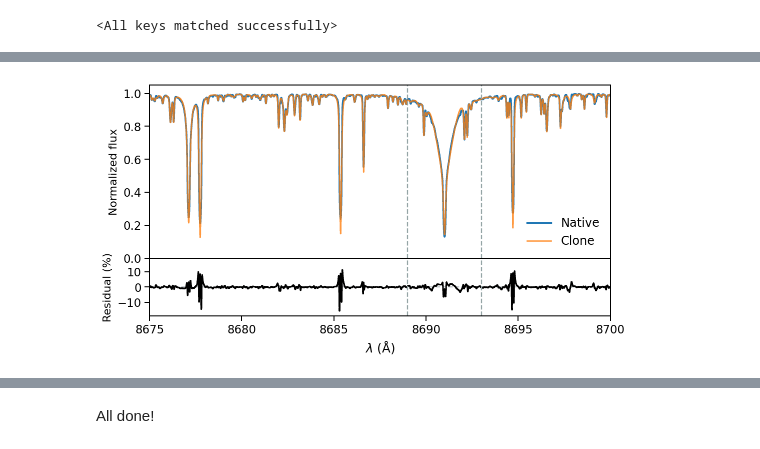
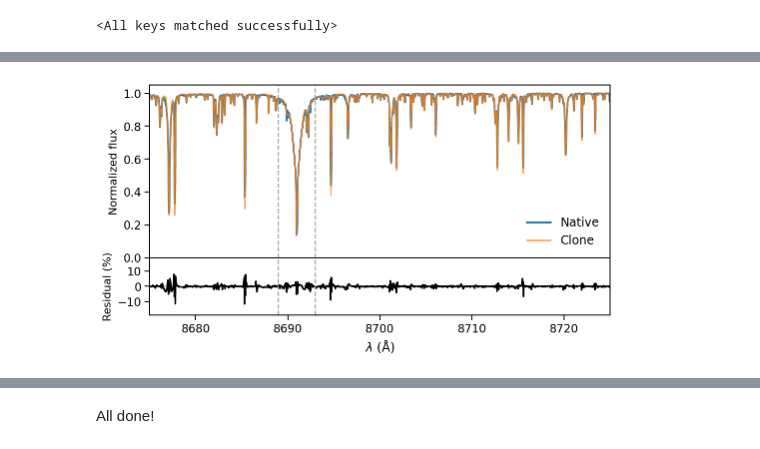
Before and after one commit to gully/blase, a Jupyter notebook: notebooks/paper_figure_Cloned_model_with_inset.ipynb, the cells around one changed output, grey strips where cells are left out. Cells and saved outputs as stored; diff of their text form; code cells hidden in the pictures.

```diff
--- a/notebooks/paper_figure_Cloned_model_with_inset.ipynb
+++ b/notebooks/paper_figure_Cloned_model_with_inset.ipynb
@@ -32,7 +32,7 @@ device
 # %% [markdown]
 ### Retrieve the Phoenix model
 # %%
-spectrum = PHOENIXSpectrum(teff=4100, logg=3.5)#, wl_lo=8019, wl_hi=12845)
+spectrum = PHOENIXSpectrum(teff=4700, logg=4.5)#, wl_lo=8019, wl_hi=12845)
 spectrum = spectrum.divide_by_blackbody()
 spectrum = spectrum.normalize()
 continuum_fit = spectrum.fit_continuum(polyorder=5)
@@ -62,5 +62,5 @@ torch.Size([11759])
 # %%
-state_dict_post = torch.load('../experiments/06_bare_emulator_clone/emulator_T4100g3p5_prom0p01_HPF_recovery.pt')
+state_dict_post = torch.load('../experiments/06_bare_emulator_clone/emulator_T4700g4p5_prom0p01_HPF_recovery.pt')
 # %%
 emulator_pre = copy.deepcopy(emulator)
 # %%
@@ -91,30 +149,36 @@ mask.sum() / len(wl_native)
+# %%
+plt.rcParams['axes.facecolor']='white'
+plt.rcParams['savefig.facecolor']='white'
 # %%
 fig = plt.figure(figsize=(8, 4))
+
+wl_lo = 8675#data.wavelength.value.min()+20
+wl_hi = 8725#data.wavelength.value.max()-50
 
 # Data - model comparison
 ax = fig.add_axes((.1,.3,.8,.6))
 ax.set_xticklabels([])
 ax.step(wl_native, flux_native, alpha=1, lw=1.7, label='Native')
 ax.step(wl_native, spec_out, alpha=0.8, lw=1.3, label='Clone')
 
-ax.set_xlim(8675, 8700)
+ax.set_xlim(wl_lo, wl_hi)
 ax.axvline(8689, linestyle='dashed', color='#95a5a6')
 ax.axvline(8693, linestyle='dashed', color='#95a5a6')
 ax.legend(fontsize=12, loc='best', ncol=1, frameon=False)
 ax.set_ylim(-0.0001, 1.05)
 
 ax.set_ylabel('Normalized flux', fontsize=11);
 
 # Residual plot
 ax2=fig.add_axes((.1,.1,.8,.2))
 ax2.axhline(0, linestyle='dashed', color='#bdc3c7')
 ax2.step(wl_native, residual*100, alpha=1, color='k', lw=1.5)
-ax2.set_xlim(8675, 8700)
+ax2.set_xlim(wl_lo, wl_hi)
 ax2.set_ylim(-19, 19)
 ax2.axvline(8689, linestyle='dashed', color='#95a5a6')
 ax2.axvline(8693, linestyle='dashed', color='#95a5a6')
 ax2.set_ylabel('Residual (%)', fontsize=11)
 ax2.set_xlabel(r'$\lambda$ ($\mathrm{\AA}$)')
 plt.savefig('../paper/paper1/figures/blase_clone_demo.png', bbox_inches='tight', dpi=300);
 # %% [output]
-[figure, old version]
+[figure, new version]
```
Also changed, not shown: parts of 31 cells of this notebook, 4 other files.
